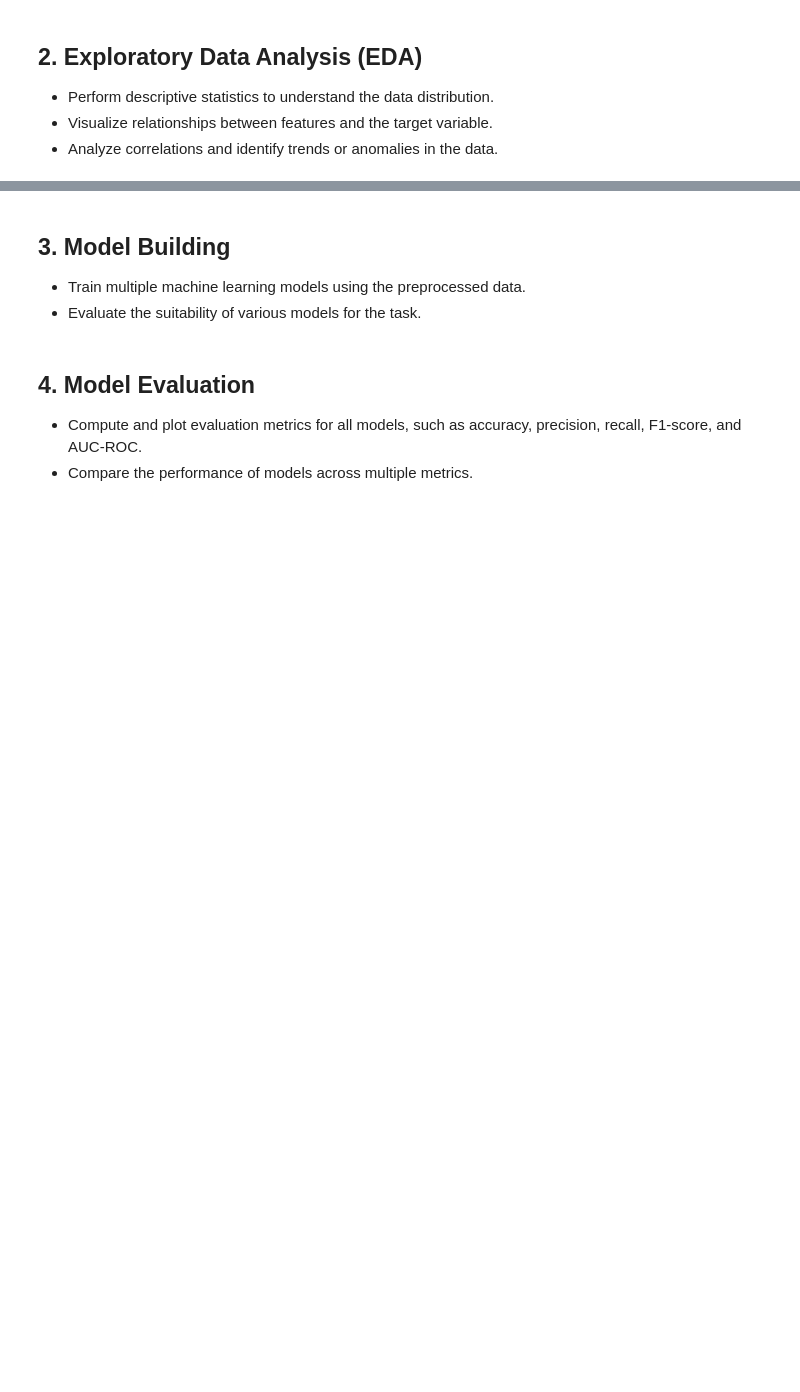
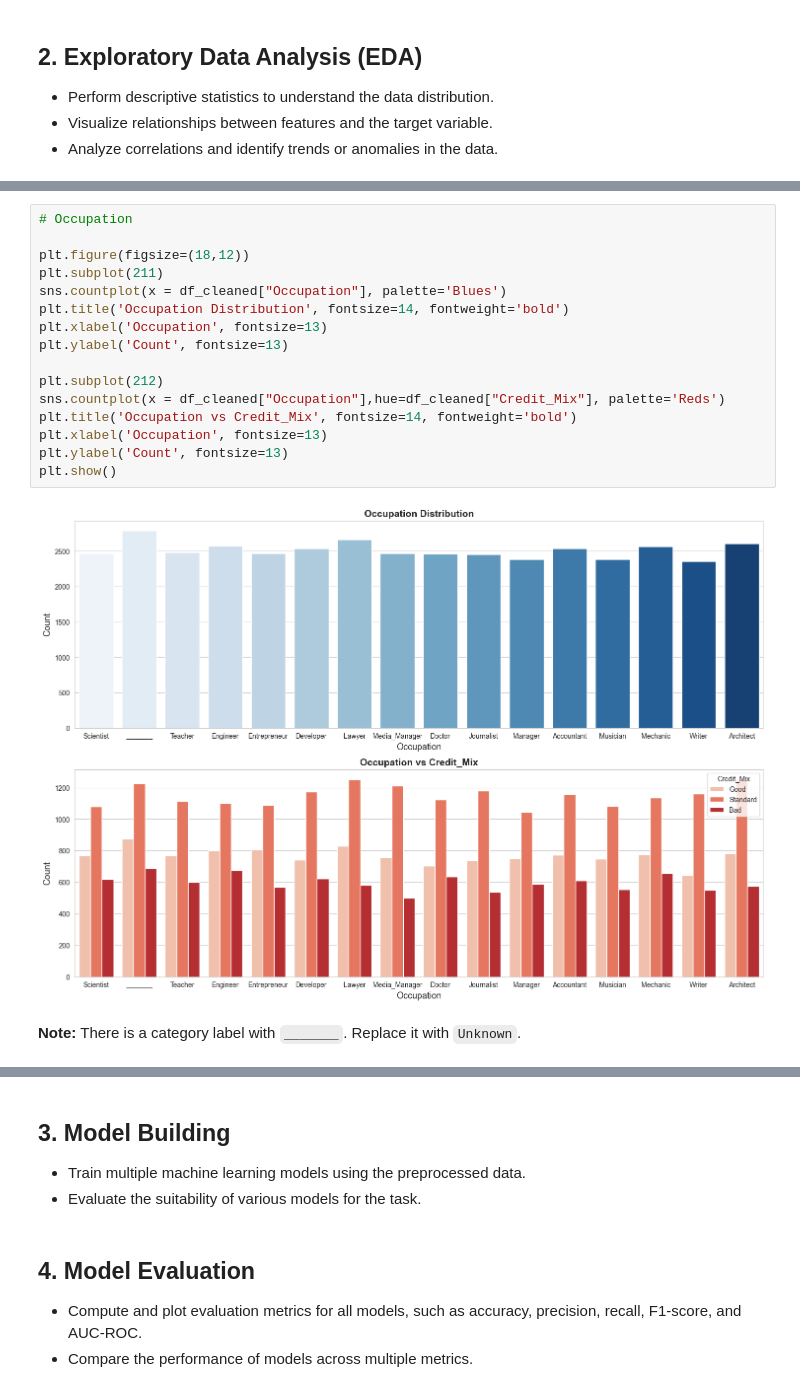
Before and after one commit to mohammadkhorshed/Predicting-Customer-Credit-Mix, a Jupyter notebook: Predicting_Customer_Credit _Mix.ipynb, the cells around one changed output, grey strips where cells are left out. Cells and saved outputs as stored; diff of their text form; blank space fills up the shorter version.

```diff
--- a/Predicting_Customer_Credit _Mix.ipynb
+++ b/Predicting_Customer_Credit _Mix.ipynb
@@ -146,0 +354,20 @@ memory usage: 8.4+ MB
+# %%
+# Occupation
+
+plt.figure(figsize=(18,12))
+plt.subplot(211)
+sns.countplot(x = df_cleaned["Occupation"], palette='Blues')
+plt.title('Occupation Distribution', fontsize=14, fontweight='bold')
+plt.xlabel('Occupation', fontsize=13)
+plt.ylabel('Count', fontsize=13)
+
+plt.subplot(212)
+sns.countplot(x = df_cleaned["Occupation"],hue=df_cleaned["Credit_Mix"], palette='Reds')
+plt.title('Occupation vs Credit_Mix', fontsize=14, fontweight='bold')
+plt.xlabel('Occupation', fontsize=13)
+plt.ylabel('Count', fontsize=13)
+plt.show()
+# %% [output]
+[figure, added]
+# %% [markdown]
+**Note:** There is a category label with `_______`. Replace it with `Unknown`.
```
Also changed, not shown: parts of 31 cells of this notebook.
